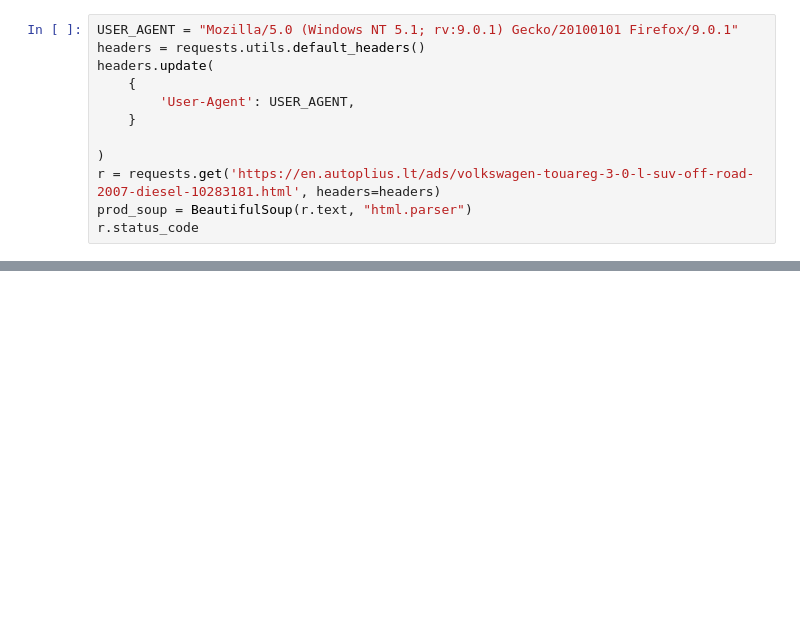
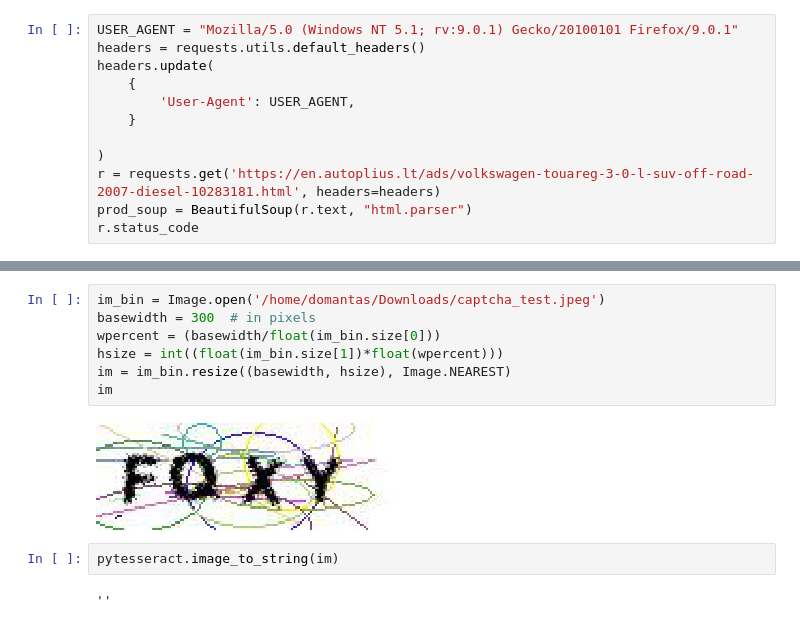
Before and after one commit to domantasm96/autoplius, a Jupyter notebook: debugging.ipynb, the cells around one changed output, grey strips where cells are left out. Saved outputs shown, nothing was run; the diff lists cells and outputs as text; blank space fills up the shorter version.

```diff
--- a/debugging.ipynb
+++ b/debugging.ipynb
@@ -45,0 +68,13 @@ if len(re.findall('embedded-picture .*"', r.text)):
+# %%
+im_bin = Image.open('/home/domantas/Downloads/captcha_test.jpeg')
+basewidth = 300  # in pixels
+wpercent = (basewidth/float(im_bin.size[0]))
+hsize = int((float(im_bin.size[1])*float(wpercent)))
+im = im_bin.resize((basewidth, hsize), Image.NEAREST)
+im
+# %% [output]
+[figure, added]
+# %%
+pytesseract.image_to_string(im)
+# %% [output]
+''
```
Also changed, not shown: parts of 26 cells of this notebook, 1 other file.
